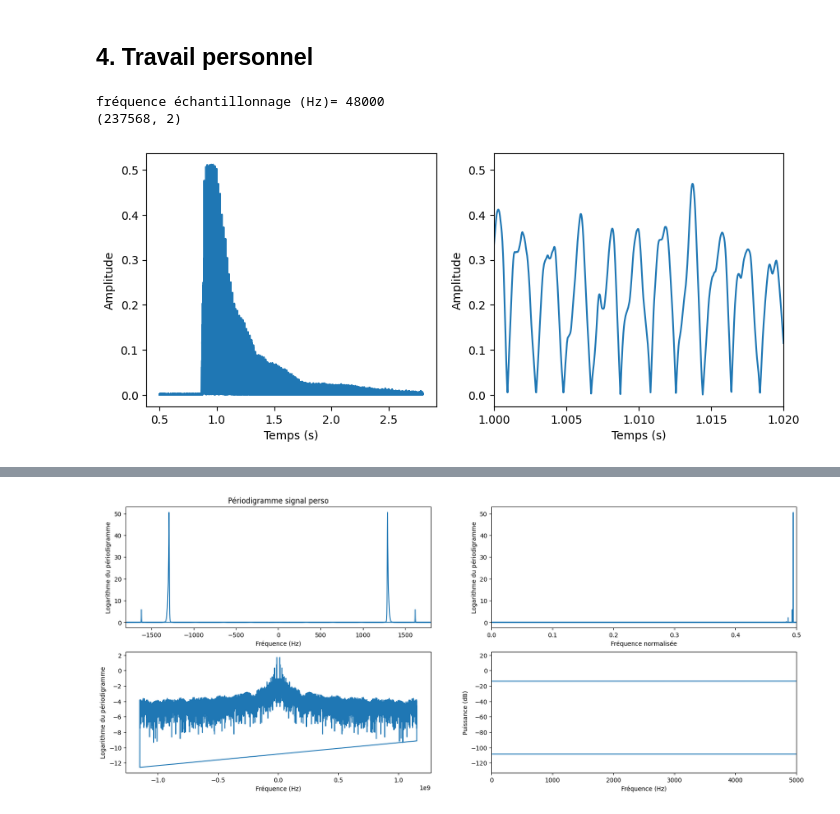
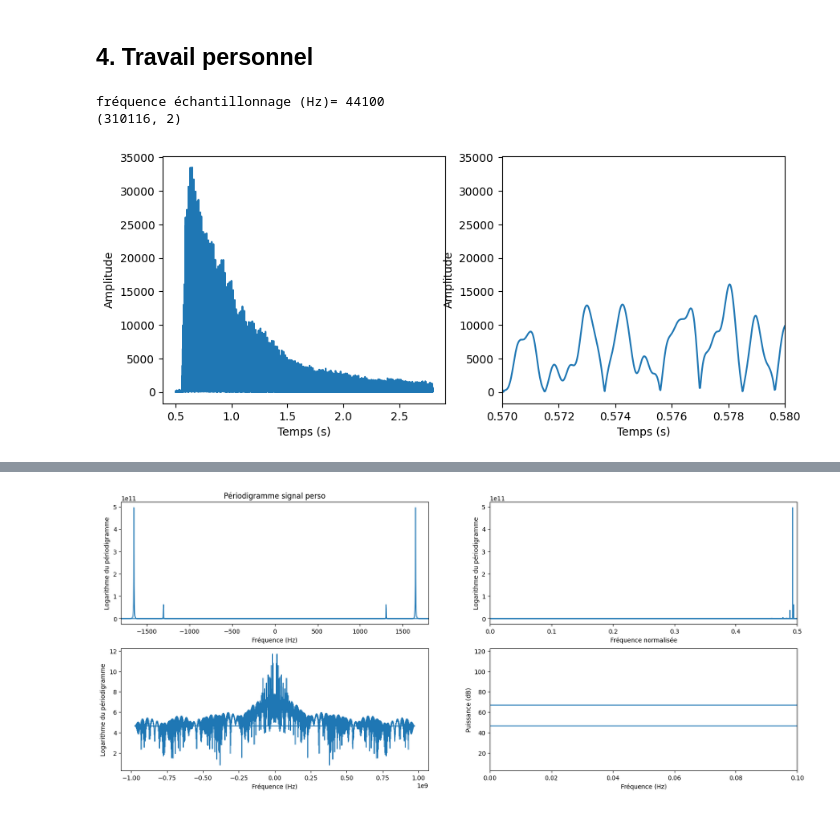
Before and after one commit to baptistejouin/IMACS3-TS-FFT, a Jupyter notebook: TP_FFT.ipynb, the cells around one changed output, grey strips where cells are left out. Saved outputs shown, nothing was run; the diff lists cells and outputs as text; code cells hidden in the pictures.

```diff
--- a/TP_FFT.ipynb
+++ b/TP_FFT.ipynb
@@ -268,46 +268,46 @@ Il y a environ 6 demi-ton entre f1 et f2.
 # %% [markdown]
 ## 4. Travail personnel
 # %%
-Fe2, data2 = io.read('lele.wav')
+Fe2, data2 = io.read('do_mi.wav')
 print('fréquence échantillonnage (Hz)= '+str(Fe2))
 
 borne_temps_start3 = 0.5
 borne_temps_end3 = 2.8
 
 print(np.shape(data2))
-x2 = (data2[:,0]+data2[:,1] ) / 2 ### conversion en mono
+x2 = (data2[:,0]+data2[:,1]) / 2 ### conversion en mono
 
 x2=x2/32000   ### sinon valeurs du signal trop grandes
 
 begin_echan_signal3 = int(np.round(borne_temps_start3 * Fe2) - 1)
 end_echan_signal3 = int(np.round(borne_temps_end3 * Fe2) - 1)
 
 signal3 = x2[begin_echan_signal3:end_echan_signal3]
 
 N3= len(signal3)
 
 PuissanceN3 = np.sum(np.square(signal3))/N3
 
 temps3=np.arange(borne_temps_start3,borne_temps_end3,1/Fe2)
 
 plt.figure(9,figsize=(10,4))
 plt.subplot(121)
 plt.plot(temps3,np.abs(signal3))
 plt.xlabel('Temps (s)')
 plt.ylabel('Amplitude')
 plt.subplot(122)
 plt.plot(temps3,np.abs(signal3))
 plt.xlabel('Temps (s)')
 plt.ylabel('Amplitude')
-plt.xlim(1.,1.02)
+plt.xlim(.57,.58)
 plt.show()
 
 son_signal3 = Audio(signal3, rate=Fe2)
 display(son_signal3)
 # %% [output]
-fréquence échantillonnage (Hz)= 48000
-(237568, 2)
+fréquence échantillonnage (Hz)= 44100
+(310116, 2)
-[figure, old version]
+[figure, new version]
 [interactive output not drawn]
 # %%
 
@@ -334,18 +334,20 @@ plt.ylabel('Logarithme du périodigramme')
 
 plt.subplot(223)
 plt.plot(freq3*Fe2, np.log10(I3))
-plt.xlim(freq3, 1750)
 plt.xlabel('Fréquence (Hz)')
 plt.ylabel('Logarithme du périodigramme')
 
 
-I3 = 10*np.log10(I3)
+I4 = 10*np.log10(I3)
 
 plt.subplot(224)
-plt.plot(freq3*Fe2, I3)
-plt.xlim(0, 5000)
+plt.plot(freq3*Fe2, I4)
+
+# Zoom not working ?
+plt.xlim(0, 0.1)
+
 plt.xlabel('Fréquence (Hz)')
 plt.ylabel('Puissance (dB)')
 plt.show()
 # %% [output]
-[figure, old version]
+[figure, new version]
```
Also changed, not shown: 3 other files.
